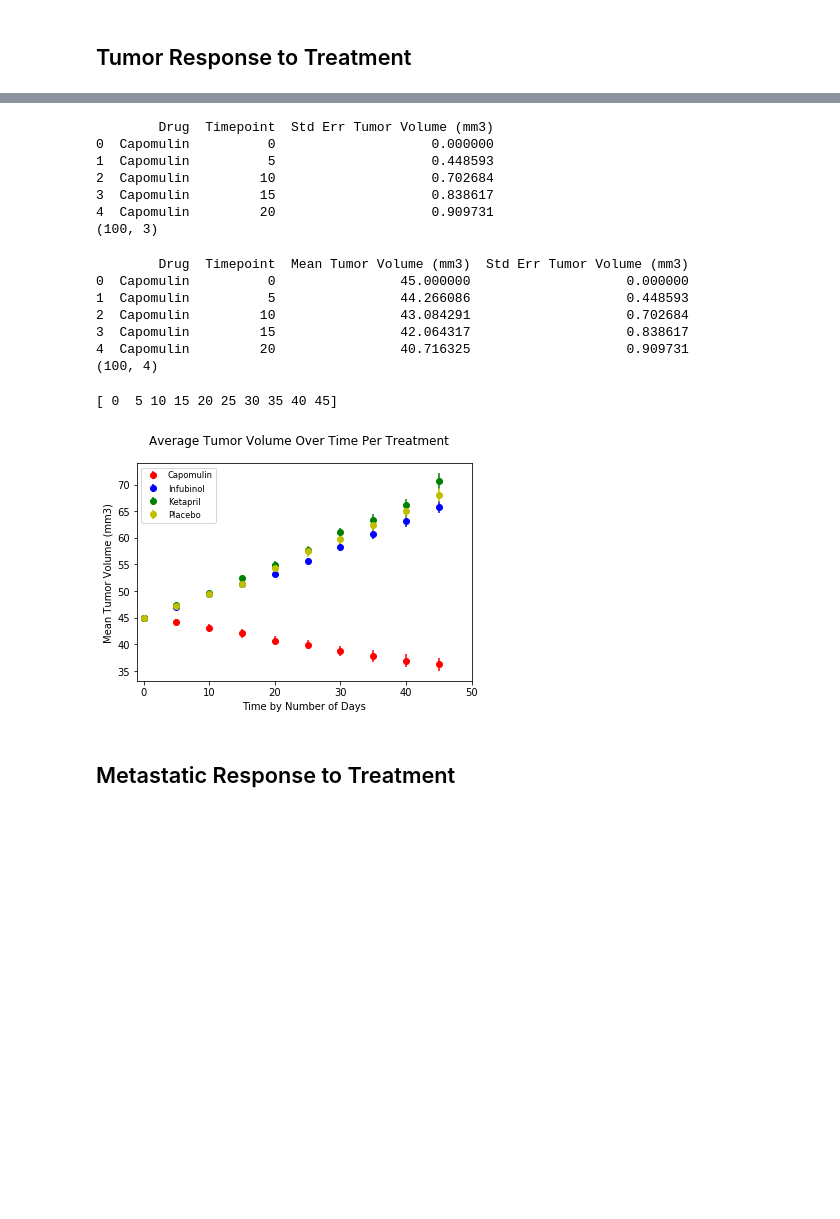
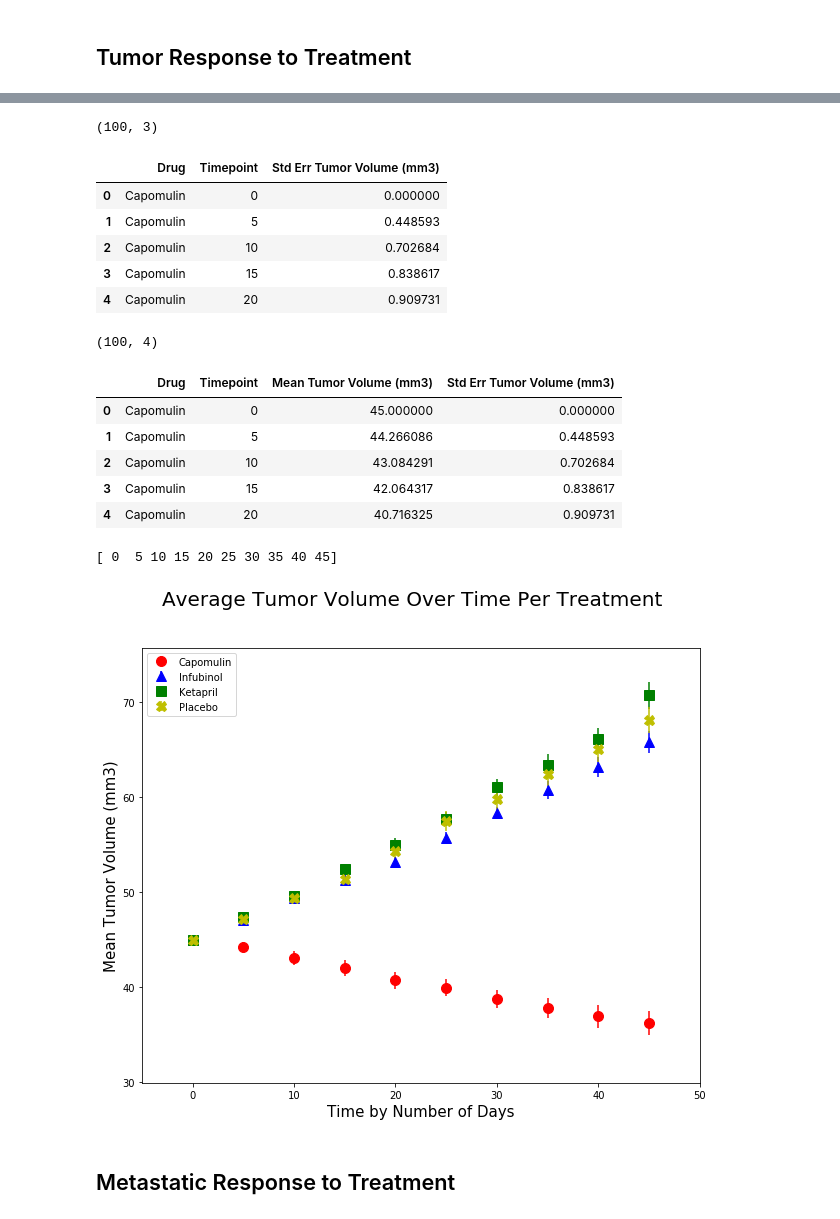
Before and after one commit to AlexandraOricchio/Matplotlib-Challenge, a Jupyter notebook: Pymaceuticals/Pymaceuticals_Notebook.ipynb, the cells around one changed output, grey strips where cells are left out. Drawn from its saved outputs; the diff is of its cells as text; code cells hidden in the pictures; blank space fills up the shorter version.

Commit message:
Cleaned format and worked on aesthetics of first two plots for average tumor volume and average met sites.

```diff
--- a/Pymaceuticals/Pymaceuticals_Notebook.ipynb
+++ b/Pymaceuticals/Pymaceuticals_Notebook.ipynb
@@ -70,16 +72,16 @@ sem_df=sem_df.reset_index()
 sem_df=sem_df.rename(columns={'Tumor Volume (mm3)':"Std Err Tumor Volume (mm3)"})
 
 # Preview DataFrame
-print(sem_df.head())
 print(sem_df.shape)
+sem_df.head()
 # %% [output]
-        Drug  Timepoint  Std Err Tumor Volume (mm3)
-0  Capomulin          0                    0.000000
-1  Capomulin          5                    0.448593
-2  Capomulin         10                    0.702684
-3  Capomulin         15                    0.838617
-4  Capomulin         20                    0.909731
 (100, 3)
+|  | Drug | Timepoint | Std Err Tumor Volume (mm3) |
+| 0 | Capomulin | 0 | 0.000000 |
+| 1 | Capomulin | 5 | 0.448593 |
+| 2 | Capomulin | 10 | 0.702684 |
+| 3 | Capomulin | 15 | 0.838617 |
+| 4 | Capomulin | 20 | 0.909731 |
 # %%
 # # Minor Data Munging to Re-Format the Data Frames
 # tumor_reformat=tumor_df.pivot(index='Timepoint',columns='Drug')
@@ -90,49 +92,50 @@ print(sem_df.shape)
 # print(sem_reformat)
 # %%
 tumor_merge=pd.merge(tumor_df,sem_df,on=['Drug','Timepoint'],how='outer')
-print(tumor_merge.head())
 print(tumor_merge.shape)
+tumor_merge.head()
 # %% [output]
-        Drug  Timepoint  Mean Tumor Volume (mm3)  Std Err Tumor Volume (mm3)
-0  Capomulin          0                45.000000                    0.000000
-1  Capomulin          5                44.266086                    0.448593
-2  Capomulin         10                43.084291                    0.702684
-3  Capomulin         15                42.064317                    0.838617
-4  Capomulin         20                40.716325                    0.909731
 (100, 4)
+|  | Drug | Timepoint | Mean Tumor Volume (mm3) | Std Err Tumor Volume (mm3) |
+| 0 | Capomulin | 0 | 45.000000 | 0.000000 |
+| 1 | Capomulin | 5 | 44.266086 | 0.448593 |
+| 2 | Capomulin | 10 | 43.084291 | 0.702684 |
+| 3 | Capomulin | 15 | 42.064317 | 0.838617 |
+| 4 | Capomulin | 20 | 40.716325 | 0.909731 |
 # %%
 # Generate the Plot (with Error Bars)
-x_axis=np.arange(0,46,5)
+x_axis=np.arange(min(tumor_merge['Timepoint']),max(tumor_merge['Timepoint'])+1, 5)
 print(x_axis)
 
 capo_mean=np.array(tumor_merge.loc[tumor_merge['Drug']=="Capomulin",'Mean Tumor Volume (mm3)'])
 capo_sem=np.array(tumor_merge.loc[tumor_merge['Drug']=="Capomulin",'Std Err Tumor Volume (mm3)'])
 
 infu_mean=np.array(tumor_merge.loc[tumor_merge['Drug']=="Infubinol",'Mean Tumor Volume (mm3)'])
 infu_sem=np.array(tumor_merge.loc[tumor_merge['Drug']=="Infubinol",'Std Err Tumor Volume (mm3)'])
 
 keta_mean=np.array(tumor_merge.loc[tumor_merge['Drug']=="Ketapril",'Mean Tumor Volume (mm3)'])
 keta_sem=np.array(tumor_merge.loc[tumor_merge['Drug']=="Ketapril",'Std Err Tumor Volume (mm3)'])
 
 plcb_mean=np.array(tumor_merge.loc[tumor_merge['Drug']=="Placebo",'Mean Tumor Volume (mm3)'])
 plcb_sem=np.array(tumor_merge.loc[tumor_merge['Drug']=="Placebo",'Std Err Tumor Volume (mm3)'])
 
-fig, tumor=plt.subplots()
-fig.suptitle("Average Tumor Volume Over Time Per Treatment")
-tumor.set_xlim(-1,50)
-tumor.set_xlabel("Time by Number of Days")
-tumor.set_ylabel("Mean Tumor Volume (mm3)")
-tumor.errorbar(x_axis,capo_mean,yerr=capo_sem, fmt='o', color='r', label='Capomulin')
-tumor.errorbar(x_axis,infu_mean,yerr=infu_sem, fmt='o', color='b', label='Infubinol')
-tumor.errorbar(x_axis,keta_mean,yerr=keta_sem, fmt='o', color='g', label='Ketapril')
-tumor.errorbar(x_axis,plcb_mean,yerr=plcb_sem, fmt='o', color='y', label='Placebo')
-plt.legend(loc="best", fontsize="small", fancybox=True)
+fig, tumor=plt.subplots(figsize=(10,8))
+fig.suptitle("Average Tumor Volume Over Time Per Treatment", fontsize=20)
+tumor.set_xlim(min(x_axis)-5,max(x_axis)+5)
+tumor.set_ylim(min(tumor_merge['Mean Tumor Volume (mm3)'])-5,max(tumor_merge['Mean Tumor Volume (mm3)'])+5)
+tumor.set_xlabel("Time by Number of Days",fontsize=15)
+tumor.set_ylabel("Mean Tumor Volume (mm3)",fontsize=15)
+tumor.errorbar(x_axis,capo_mean,yerr=capo_sem, fmt='o', ms=10, color='r', label='Capomulin')
+tumor.errorbar(x_axis,infu_mean,yerr=infu_sem, fmt='^', ms=10, color='b', label='Infubinol')
+tumor.errorbar(x_axis,keta_mean,yerr=keta_sem, fmt='s', ms=10, color='g', label='Ketapril')
+tumor.errorbar(x_axis,plcb_mean,yerr=plcb_sem, fmt='X', ms=10, color='y', label='Placebo')
+plt.legend(loc="best", fontsize="medium", fancybox=True)
 plt.show()
 
 # Save the Figure
 # %% [output]
 [ 0  5 10 15 20 25 30 35 40 45]
-[figure, old version]
+[figure, new version]
 # %% [markdown]
 ## Metastatic Response to Treatment
 # %%
```
Also changed, not shown: parts of 9 cells of this notebook.
